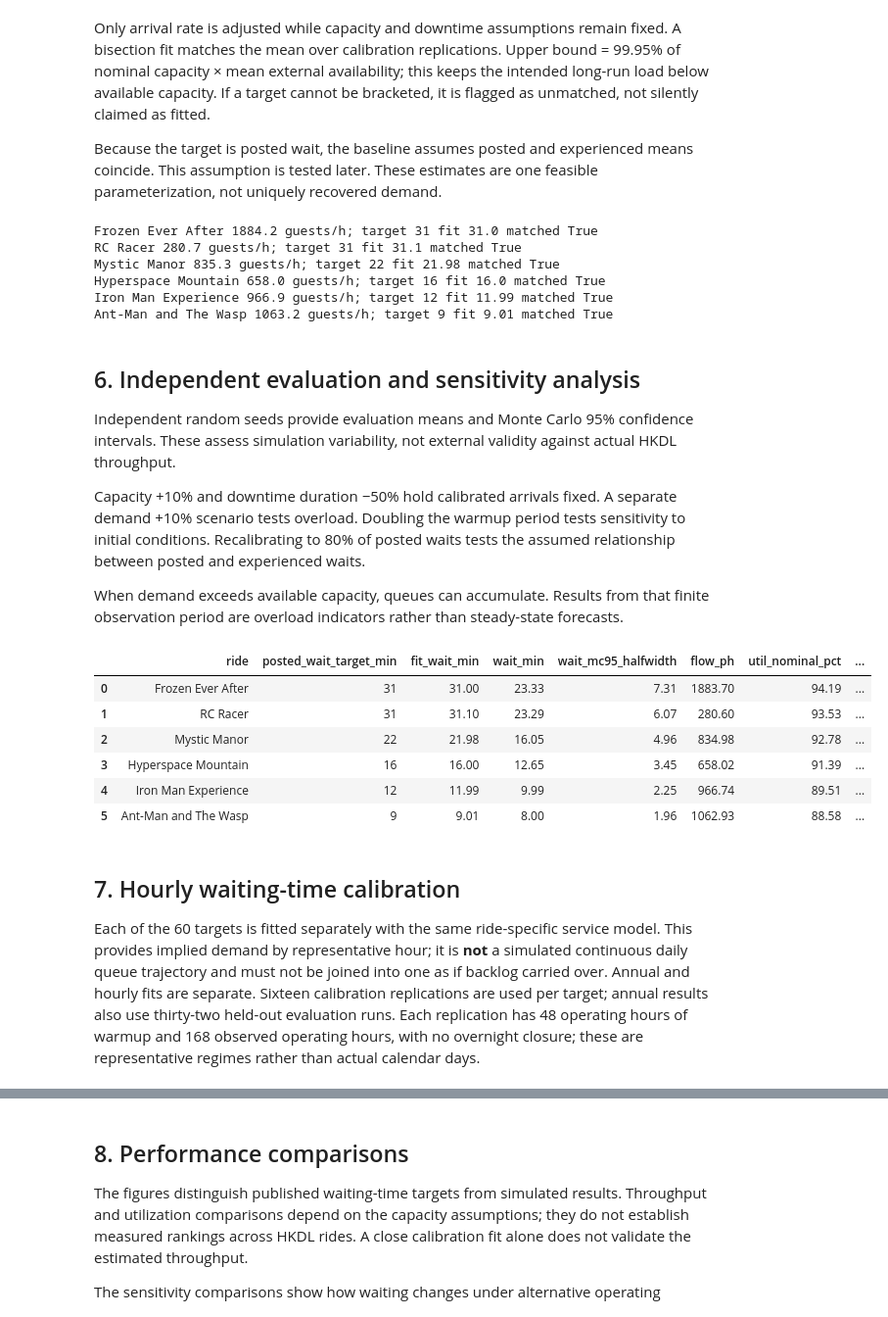
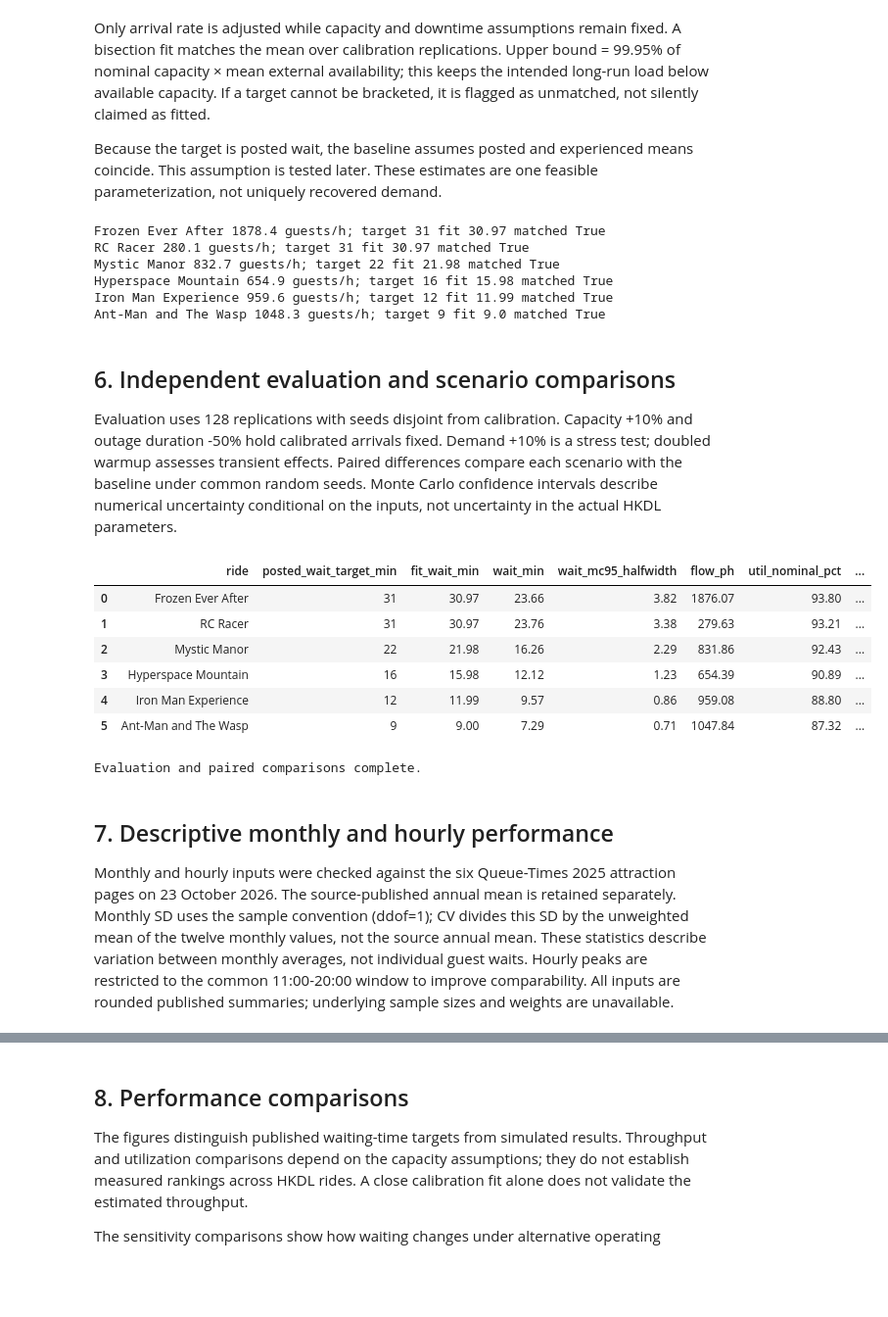
Before and after one commit to Jaey0un/hkdl-queue-simulation, a Jupyter notebook: output/six_ride_model/HKDL_Six_Ride_Model.ipynb, the cells around one changed output, grey strips where cells are left out. Shown at 98% size. Drawn from its saved outputs; the diff is of its cells as text; code cells hidden in the pictures; blank space fills up the shorter version.

```diff
--- a/output/six_ride_model/HKDL_Six_Ride_Model.ipynb
+++ b/output/six_ride_model/HKDL_Six_Ride_Model.ipynb
@@ -17,13 +13,13 @@ import matplotlib.pyplot as plt
 from scipy.stats import t
 from IPython.display import display
 
-ROOT = next(p for p in [Path.cwd(), *Path.cwd().parents] if (p/'data/external/theme_park_hackathon/waiting_times.csv.gz').exists())
+ROOT = next(p for p in [Path.cwd(), *Path.cwd().parents] if any((p/'data/external/theme_park_hackathon'/f).exists() for f in ['waiting_times.csv','waiting_times.csv.gz']))
 RAW = ROOT/'data/external/theme_park_hackathon'
 OUT = ROOT/'output/six_ride_model'
 OUT.mkdir(parents=True, exist_ok=True)
 plt.rcParams.update({'figure.dpi':130, 'axes.spines.top':False, 'axes.spines.right':False})
 SEED=2703
 SOURCE_YEAR=2019
-print('Workspace:', ROOT)
+print('Project data directory located.')
 print('Python:', platform.python_version(), 'pandas:', pd.__version__, 'numpy:', np.__version__)
 # %% [output]
@@ -36,7 +32,9 @@ Use the provided ride-to-park mapping with a validated many-to-one join. `WAIT_T
 
 Separate reliability and throughput filters: a bad passenger count must not erase a valid outage record. Closed intervals are excluded from the open-time denominator, not treated as zero-wait service. Duplicate keys are diagnosed before use. Excess throughput is flagged rather than silently capped at capacity. The `CAPACITY` unit is under-specified in the glossary; utilization uses the explicitly time-slot-adjusted `ADJUST_CAPACITY`, and is called **adjusted-capacity ratio**, pending operational validation.
 # %%
-raw=pd.read_csv(RAW/'waiting_times.csv.gz')
+raw_path=RAW/'waiting_times.csv'
+if not raw_path.exists(): raw_path=RAW/'waiting_times.csv.gz'
+raw=pd.read_csv(raw_path)
 links=pd.read_csv(RAW/'link_attraction_park.csv', sep=';')
 assert not links.ATTRACTION.duplicated().any()
 raw=raw.merge(links, left_on='ENTITY_DESCRIPTION_SHORT', right_on='ATTRACTION', how='left', validate='many_to_one')
@@ -250,8 +248,8 @@ Only arrival rate is adjusted while capacity and downtime assumptions remain fix
 
 Because the target is posted wait, the baseline assumes posted and experienced means coincide. This assumption is tested later. These estimates are one feasible parameterization, not uniquely recovered demand.
 # %%
-CAL_SEEDS=list(range(27030,27046))
-EVAL_SEEDS=list(range(80000,80032))
+CAL_SEEDS=list(range(27030,27094))
+EVAL_SEEDS=list(range(80000,80128))
 wait_cache={}
 def mean_wait(row,rate,seeds=CAL_SEEDS):
     key=(row.ride,float(rate),tuple(seeds))
@@ -283,56 +281,64 @@ for row in params.itertuples(index=False):
 fits=pd.DataFrame(fit_rows)
 fits.to_csv(OUT/'annual_calibration.csv',index=False)
 # %% [output]
-Frozen Ever After 1884.2 guests/h; target 31 fit 31.0 matched True
-RC Racer 280.7 guests/h; target 31 fit 31.1 matched True
-Mystic Manor 835.3 guests/h; target 22 fit 21.98 matched True
-Hyperspace Mountain 658.0 guests/h; target 16 fit 16.0 matched True
-Iron Man Experience 966.9 guests/h; target 12 fit 11.99 matched True
-Ant-Man and The Wasp 1063.2 guests/h; target 9 fit 9.01 matched True
+Frozen Ever After 1878.4 guests/h; target 31 fit 30.97 matched True
+RC Racer 280.1 guests/h; target 31 fit 30.97 matched True
+Mystic Manor 832.7 guests/h; target 22 fit 21.98 matched True
+Hyperspace Mountain 654.9 guests/h; target 16 fit 15.98 matched True
+Iron Man Experience 959.6 guests/h; target 12 fit 11.99 matched True
+Ant-Man and The Wasp 1048.3 guests/h; target 9 fit 9.0 matched True
 # %% [markdown]
-## 6. Independent evaluation and sensitivity analysis
+## 6. Independent evaluation and scenario comparisons
 
-Independent random seeds provide evaluation means and Monte Carlo 95% confidence intervals. These assess simulation variability, not external validity against actual HKDL throughput.
-
-Capacity +10% and downtime duration −50% hold calibrated arrivals fixed. A separate demand +10% scenario tests overload. Doubling the warmup period tests sensitivity to initial conditions. Recalibrating to 80% of posted waits tests the assumed relationship between posted and experienced waits.
-
-When demand exceeds available capacity, queues can accumulate. Results from that finite observation period are overload indicators rather than steady-state forecasts.
+Evaluation uses 128 replications with seeds disjoint from calibration. Capacity +10% and outage duration -50% hold calibrated arrivals fixed. Demand +10% is a stress test; doubled warmup assesses transient effects. Paired differences compare each scenario with the baseline under common random seeds. Monte Carlo confidence intervals describe numerical uncertainty conditional on the inputs, not uncertainty in the actual HKDL parameters.
 # %%
 records=[]
 scenarios={'Baseline':{},'Capacity +10%':{'capacity_scale':1.1},'Downtime duration -50%':{'down_scale':.5},'Demand +10%':{'arrival_multiplier':1.1},'Double warmup':{'warm_min':5760}}
 for row in params.itertuples(index=False):
     rate=float(fits.loc[fits.ride.eq(row.ride),'arrival_ph'].iloc[0])
     for scenario,kwargs in scenarios.items():
         opts=kwargs.copy();r=rate*opts.pop('arrival_multiplier',1)
         for seed in EVAL_SEEDS:
             value=simulate(row,r,seed,**opts)
             records.append({'ride':row.ride,'scenario':scenario,'seed':seed,'arrival_ph':r,**value})
 runs=pd.DataFrame(records)
 runs.to_csv(OUT/'simulation_replications.csv',index=False)
 metrics=['wait_min','p95_wait_min','flow_ph','available_capacity_ph','util_nominal_pct','util_available_pct','downtime_pct','queue_at_end']
 summary=runs.groupby(['ride','scenario'])[metrics].mean().reset_index()
 errors=runs.groupby(['ride','scenario']).wait_min.agg(['std','count']).reset_index()
 summary=summary.merge(errors,on=['ride','scenario'])
 summary['wait_mc95_halfwidth']=t.ppf(.975,summary['count']-1)*summary['std']/np.sqrt(summary['count'])
 summary.to_csv(OUT/'scenario_summary.csv',index=False)
 result=summary[summary.scenario.eq('Baseline')].merge(params[['ride','ride_duration_min','nominal_capacity_ph','posted_wait_target_min']],on='ride').merge(fits[['ride','arrival_ph','fit_wait_min','fit_ok']],on='ride')
 result['time_in_system_min']=result.wait_min+result.ride_duration_min
 result['evaluation_error_min']=result.wait_min-result.posted_wait_target_min
 result=result.set_index('ride').reindex(public['names']).reset_index()
 result.to_csv(OUT/'six_ride_results.csv',index=False)
 display(result[['ride','posted_wait_target_min','fit_wait_min','wait_min','wait_mc95_halfwidth','flow_ph','util_nominal_pct','util_available_pct','downtime_pct','time_in_system_min']].round(2))
 assert result.ride.nunique()==6
 assert runs.util_available_pct.between(0,100+1e-8).all()
+
+paired=[]
+for (ride,scenario),g in runs.groupby(['ride','scenario']):
+    if scenario=='Baseline': continue
+    b=runs.loc[runs.ride.eq(ride)&runs.scenario.eq('Baseline'),['seed','wait_min']]
+    z=g[['seed','wait_min']].merge(b,on='seed',suffixes=('_scenario','_base'))
+    delta=z.wait_min_scenario-z.wait_min_base
+    paired.append({'ride':ride,'scenario':scenario,'wait_difference_min':delta.mean(),
+       'mc95_halfwidth':t.ppf(.975,len(delta)-1)*delta.std(ddof=1)/np.sqrt(len(delta))})
+pd.DataFrame(paired).to_csv(OUT/'paired_scenario_effects.csv',index=False)
+print('Evaluation and paired comparisons complete.',flush=True)
 # %% [output]
 |  | ride | posted_wait_target_min | fit_wait_min | wait_min | wait_mc95_halfwidth | flow_ph | util_nominal_pct | ... |
-| 0 | Frozen Ever After | 31 | 31.00 | 23.33 | 7.31 | 1883.70 | 94.19 | ... |
-| 1 | RC Racer | 31 | 31.10 | 23.29 | 6.07 | 280.60 | 93.53 | ... |
-| 2 | Mystic Manor | 22 | 21.98 | 16.05 | 4.96 | 834.98 | 92.78 | ... |
-| 3 | Hyperspace Mountain | 16 | 16.00 | 12.65 | 3.45 | 658.02 | 91.39 | ... |
-| 4 | Iron Man Experience | 12 | 11.99 | 9.99 | 2.25 | 966.74 | 89.51 | ... |
-| 5 | Ant-Man and The Wasp | 9 | 9.01 | 8.00 | 1.96 | 1062.93 | 88.58 | ... |
+| 0 | Frozen Ever After | 31 | 30.97 | 23.66 | 3.82 | 1876.07 | 93.80 | ... |
+| 1 | RC Racer | 31 | 30.97 | 23.76 | 3.38 | 279.63 | 93.21 | ... |
+| 2 | Mystic Manor | 22 | 21.98 | 16.26 | 2.29 | 831.86 | 92.43 | ... |
+| 3 | Hyperspace Mountain | 16 | 15.98 | 12.12 | 1.23 | 654.39 | 90.89 | ... |
+| 4 | Iron Man Experience | 12 | 11.99 | 9.57 | 0.86 | 959.08 | 88.80 | ... |
+| 5 | Ant-Man and The Wasp | 9 | 9.00 | 7.29 | 0.71 | 1047.84 | 87.32 | ... |
+Evaluation and paired comparisons complete.
 # %% [markdown]
-## 7. Hourly waiting-time calibration
+## 7. Descriptive monthly and hourly performance
 
-Each of the 60 targets is fitted separately with the same ride-specific service model. This provides implied demand by representative hour; it is **not** a simulated continuous daily queue trajectory and must not be joined into one as if backlog carried over. Annual and hourly fits are separate. Sixteen calibration replications are used per target; annual results also use thirty-two held-out evaluation runs. Each replication has 48 operating hours of warmup and 168 observed operating hours, with no overnight closure; these are representative regimes rather than actual calendar days.
+Monthly and hourly inputs were checked against the six Queue-Times 2025 attraction pages on 23 October 2026. The source-published annual mean is retained separately. Monthly SD uses the sample convention (ddof=1); CV divides this SD by the unweighted mean of the twelve monthly values, not the source annual mean. These statistics describe variation between monthly averages, not individual guest waits. Hourly peaks are restricted to the common 11:00-20:00 window to improve comparability. All inputs are rounded published summaries; underlying sample sizes and weights are unavailable.
 # %%
```
Also changed, not shown: parts of 5 cells of this notebook, 12 other files.
